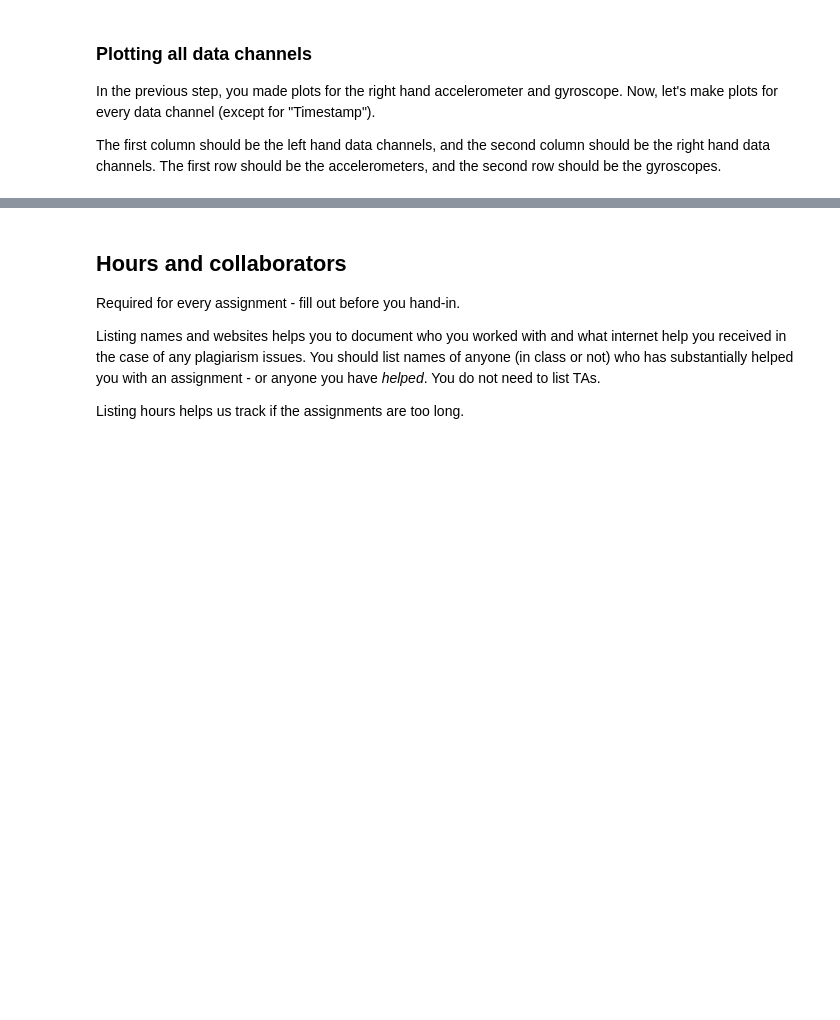
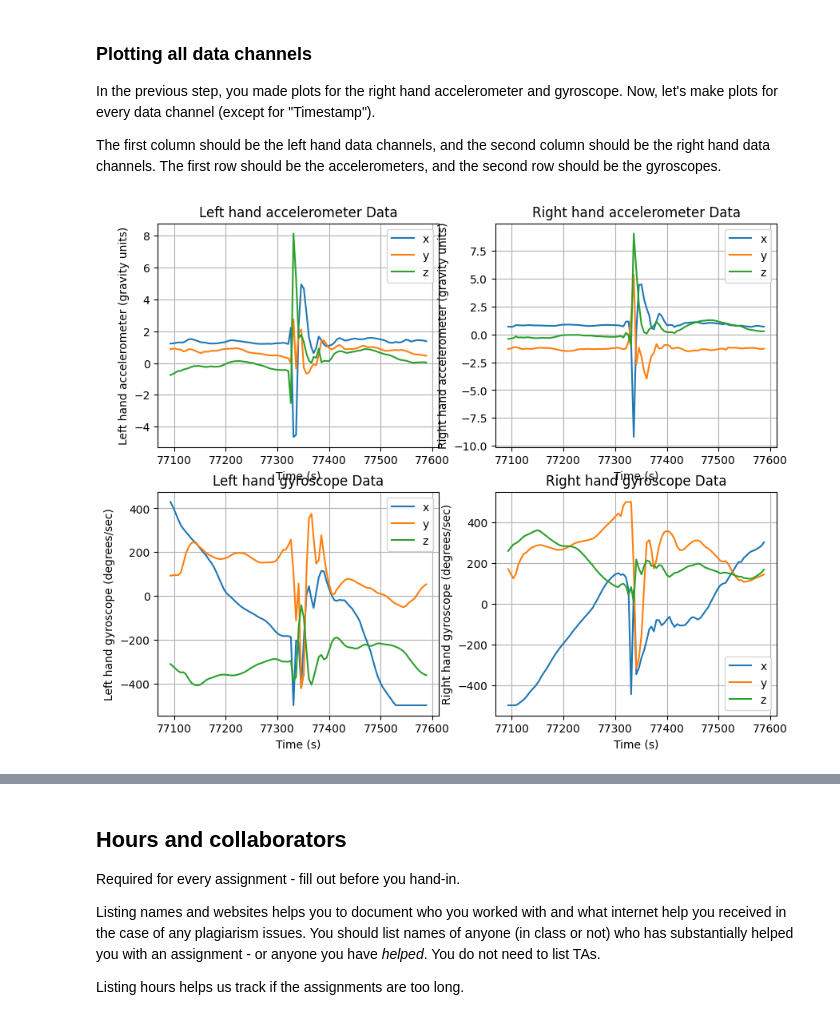
Before and after one commit to AllThePinq/IntroPythonProgramming, a Jupyter notebook: Week_3_plotting/Lab_3_plotting.ipynb, the cells around one changed output, grey strips where cells are left out. Drawn from its saved outputs; the diff is of its cells as text; code cells hidden in the pictures; blank space fills up the shorter version.

```diff
--- a/Week_3_plotting/Lab_3_plotting.ipynb
+++ b/Week_3_plotting/Lab_3_plotting.ipynb
@@ -104,18 +171,23 @@ In the previous step, you made plots for the right hand accelerometer and gyrosc
 The first column should be the left hand data channels, and the second column should be the right hand data channels. The first row should be the accelerometers, and the second row should be the gyroscopes.
 # %%
 # GUIDES: Get the descriptor and the data
-lh_accelerometer_descriptor = ...
-lh_accelerometer_data = ...
-
-lh_gyroscope_descriptor = ...
-lh_gyroscope_data = ...
+lh_accelerometer_descriptor = get_descriptor(data_description, "Left hand accelerometer")
+lh_accelerometer_data = get_channel_data(all_data, lh_accelerometer_descriptor["index_offset"], lh_accelerometer_descriptor["dimensions"])
+lh_gyroscope_descriptor = get_descriptor(data_description, "Left hand gyroscope")
+lh_gyroscope_data = get_channel_data(all_data, index_offset=lh_gyroscope_descriptor["index_offset"], n_dims=lh_gyroscope_descriptor["dimensions"])
 
 # GUIDES: Create the figure (2 rows, 2 columns)
-nrows = ...
-ncols = ...
+nrows = 2
+ncols = 2
 _, axs_all = plt.subplots(nrows, ncols, figsize=(10, 8))
 
 # GUIDES: Call plot_function for each data channel.
+plot_function(axs_all[1, 1], ts, rh_gyroscope_data, rh_gyroscope_descriptor, channel_labels)
+plot_function(axs_all[0, 1], ts, rh_accelerometer_data, rh_accelerometer_descriptor, channel_labels)
+plot_function(axs_all[1, 0], ts, lh_gyroscope_data, lh_gyroscope_descriptor, channel_labels)
+plot_function(axs_all[0, 0], ts, lh_accelerometer_data, lh_accelerometer_descriptor, channel_labels)
 fig.tight_layout()
+# %% [output]
+[figure, added]
 # %%
 grader.check("plot_all")
```
Also changed, not shown: parts of 12 cells of this notebook, 2 other files.
